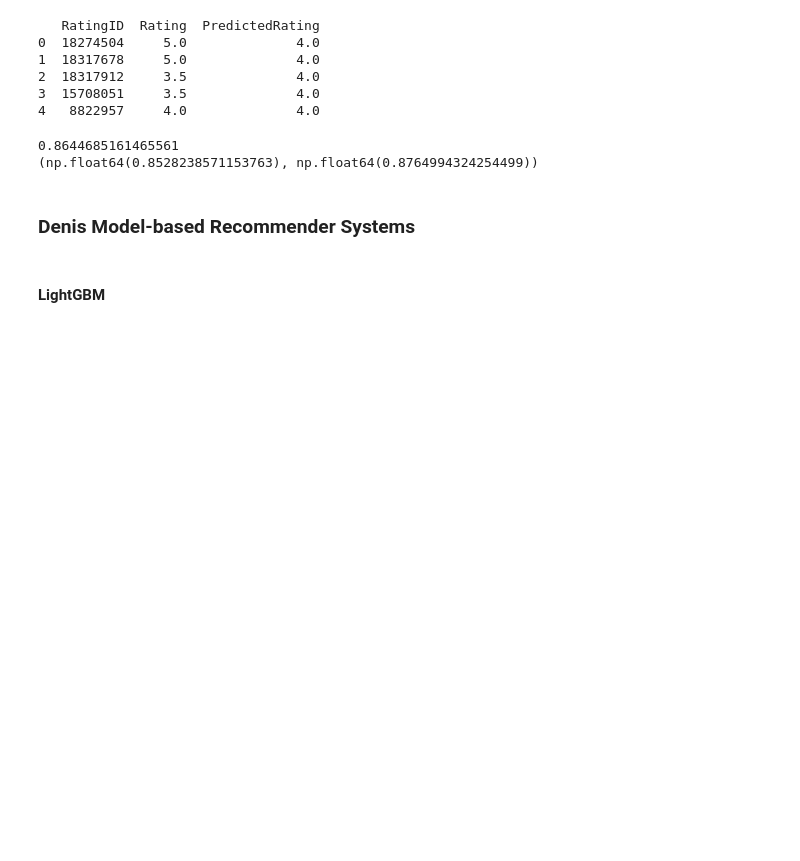
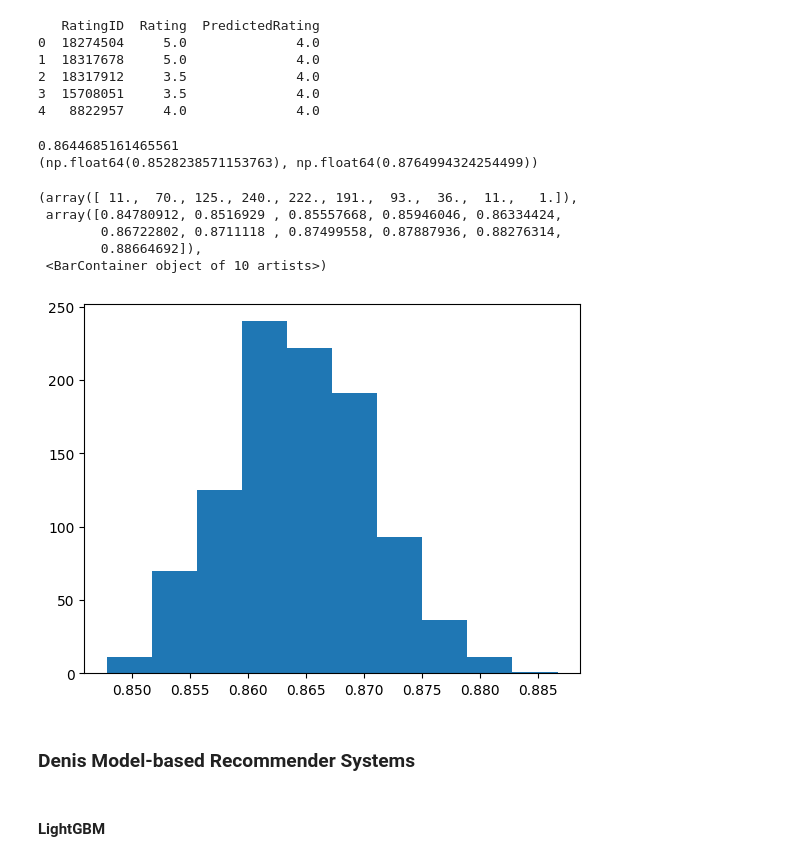
Before and after one commit to vincelemke99/Web-Mining, a Jupyter notebook: Evaluation/Evaluation.ipynb, the cells around one changed output. Saved outputs shown, nothing was run; the diff lists cells and outputs as text; code cells hidden in the pictures; blank space fills up the shorter version.

```diff
--- a/Evaluation/Evaluation.ipynb
+++ b/Evaluation/Evaluation.ipynb
@@ -149,6 +209,15 @@ print(results["ci"])
 4   8822957     4.0              4.0
 0.8644685161465561
 (np.float64(0.8528238571153763), np.float64(0.8764994324254499))
+# %%
+plt.hist(results["rmse_distribution"])
+# %% [output]
+(array([ 11.,  70., 125., 240., 222., 191.,  93.,  36.,  11.,   1.]),
+ array([0.84780912, 0.8516929 , 0.85557668, 0.85946046, 0.86334424,
+        0.86722802, 0.8711118 , 0.87499558, 0.87887936, 0.88276314,
+        0.88664692]),
+ <BarContainer object of 10 artists>)
+[figure, added]
 # %% [markdown]
 ### Denis Model-based Recommender Systems
 # %% [markdown]
```
Also changed, not shown: parts of 44 cells of this notebook, 1 other file.
